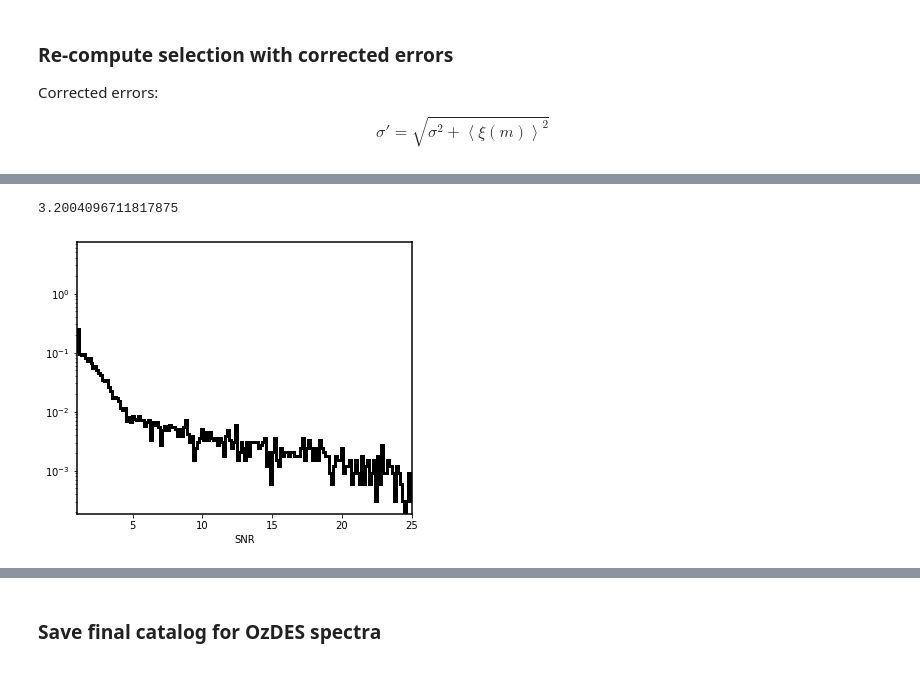
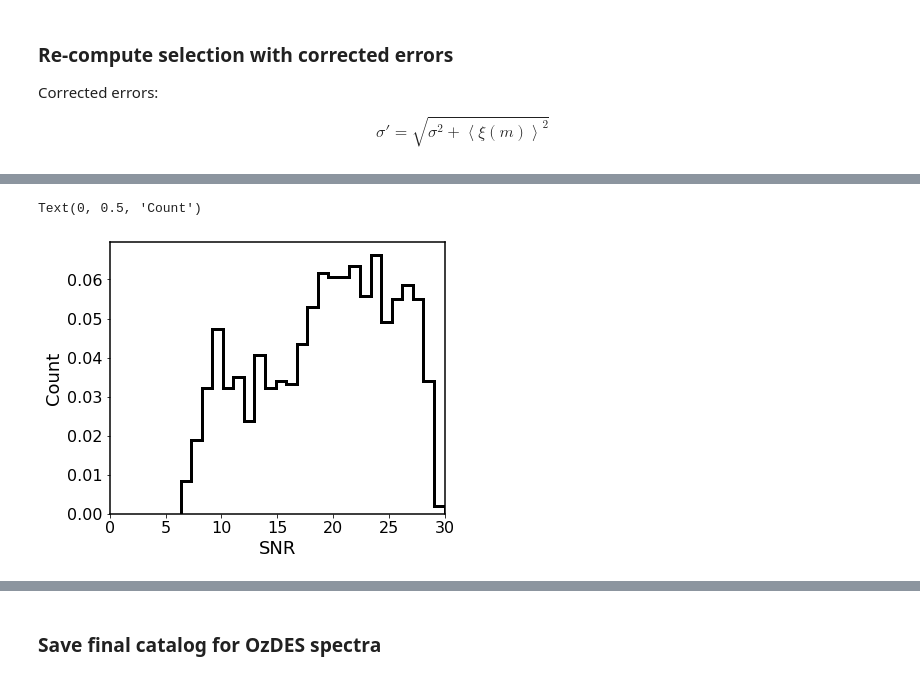
Before and after one commit to burke86/deep_field_dwarf_agn, a Jupyter notebook: selection.ipynb, the cells around one changed output, grey strips where cells are left out. Saved outputs shown, nothing was run; the diff lists cells and outputs as text; code cells hidden in the pictures.

```diff
--- a/selection.ipynb
+++ b/selection.ipynb
@@ -458,0 +537,4 @@ del selected # Clear up some memory
+# %%
+# Load light curves
+light_curves_psf = pd.read_pickle('light_curves_psf')
+light_curves_dia = pd.read_pickle('light_curves_dia')
@@ -458,0 +545,11 @@ del selected # Clear up some memory
+# %%
+# MLE Estimator
+var_columns = ['snr','rms','std','med_mag']
+# Select variable sources on new light curves
+selected = light_curves_psf.apply(select, axis=1, plot=False)
+selected = [row for row in selected.to_numpy()]
+var_psf = pd.DataFrame(selected, columns=var_columns)
+# Select variable sources on new light curves
+selected = light_curves_dia.apply(select, axis=1, plot=False)
+selected = [row for row in selected.to_numpy()]
+var_dia = pd.DataFrame(selected, columns=var_columns)
@@ -458,0 +567,6 @@ del selected # Clear up some memory
+# %%
+# Get rms versus magnitude
+coefs_psf = np.load('coefs_psf.npy')
+coefs_dia = np.load('coefs_dia.npy')
+eta_psf = poly.polyval(var_psf['med_mag'].values, coefs_psf)
+eta_dia = poly.polyval(var_dia['med_mag'].values, coefs_dia)
@@ -478,10 +965,11 @@ fig.savefig('figures/footprint.pdf', dpi=300)
 # %%
 fig,ax = plt.subplots(1,1,figsize=(6,5), sharey=True)
-ax.hist(summary['mle_rms'],lw=3,fc='none',ec='k',histtype='step',bins=200,density=True);
-print(np.nanstd(summary['mle_rms']))
-ax.set_xlim(1, 25)
-ax.set_xlabel('SNR')
-ax.set_yscale('log')
+h = np.concatenate([var_psf['snr'][(var_psf['snr']>3) & (var_psf['rms']>2*eta_psf)], var_dia['snr'][(var_dia['snr']>3) & (var_dia['rms']>2*eta_dia)]])
+ax.hist(h,lw=3,fc='none',ec='k',histtype='step',bins=25,density=True);
+ax.tick_params('both',labelsize=16)
+ax.set_xlim(0, 30)
+ax.set_xlabel('SNR',fontsize=18)
+ax.set_ylabel('Count',fontsize=18)
 # %% [output]
-3.2004096711817875
+Text(0, 0.5, 'Count')
-[figure, old version]
+[figure, new version]
```
Also changed, not shown: parts of 84 cells of this notebook.
